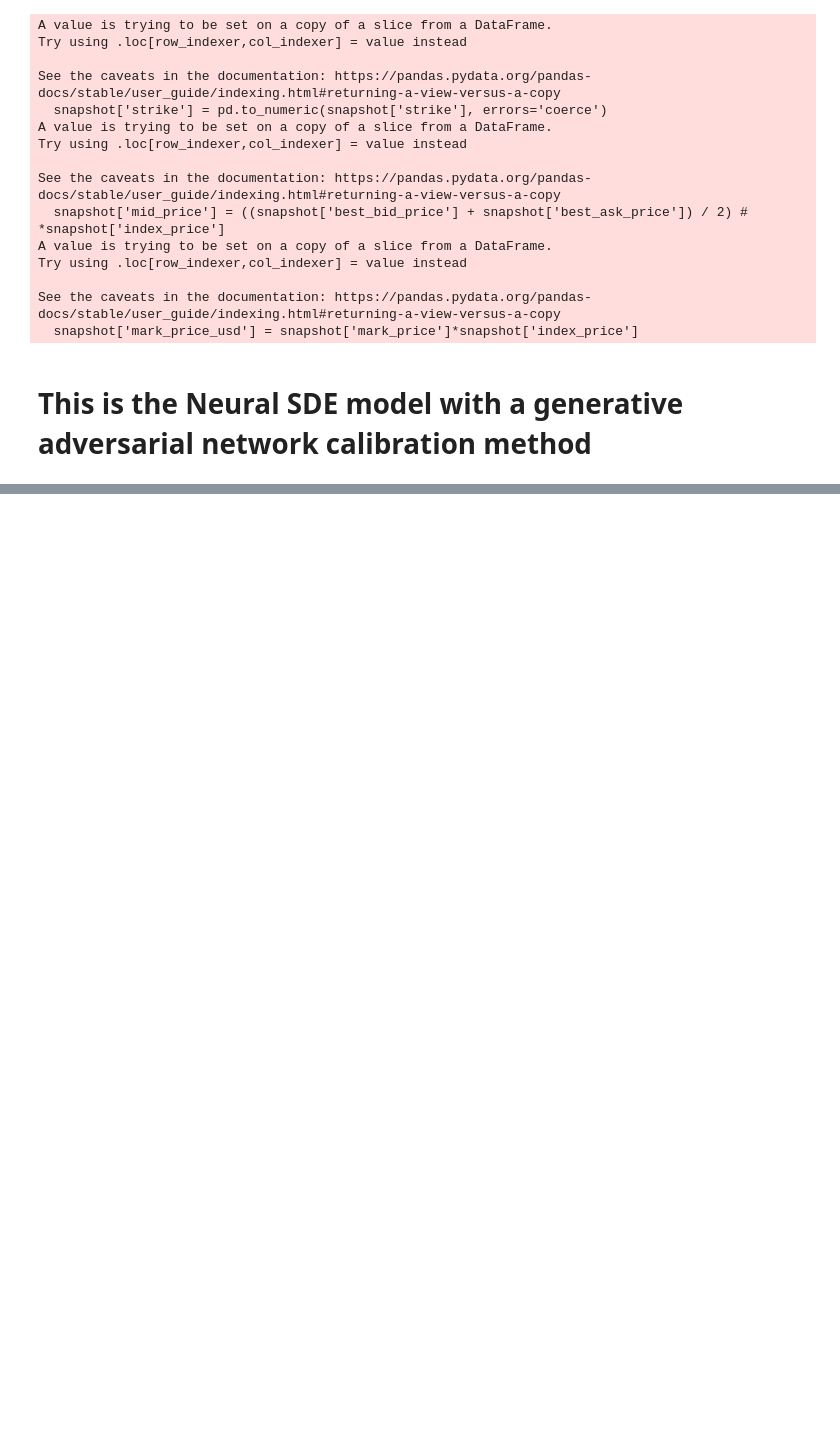
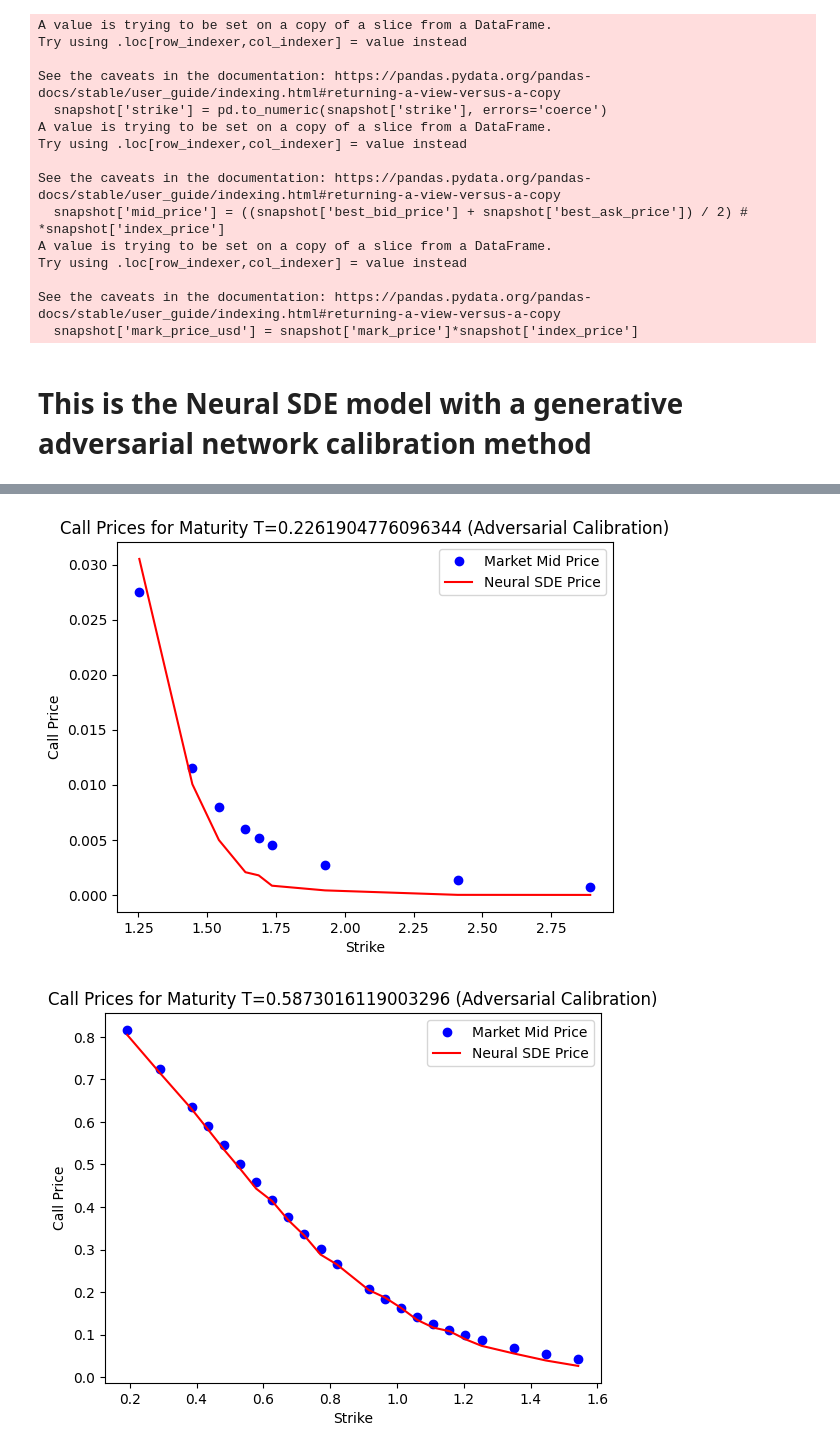
Before and after one commit to yungarjun/deribit-deep-learning, a Jupyter notebook: lsv_nsde_calibration/gan_calibration_timeseries.ipynb, the cells around one changed output, grey strips where cells are left out. Drawn from its saved outputs; the diff is of its cells as text; code cells hidden in the pictures; blank space fills up the shorter version.

```diff
--- a/lsv_nsde_calibration/gan_calibration_timeseries.ipynb
+++ b/lsv_nsde_calibration/gan_calibration_timeseries.ipynb
@@ -258,0 +260,39 @@ Epoch 450: T=0.2261904776096344: RobustGenLoss=0.0010, T=0.5873016119003296: Rob
+# %%
+model_prices = []
+for idx, row in options_df.iterrows():
+    T = float(row['maturity'])
+    K = float(row['strike'])
+    model_net = leverage_models[T]
+    price = monte_carlo_call_price(
+        T, K, S0, r, alpha0, model_net,
+        num_steps=100, num_paths=5000
+    )
+    model_prices.append(price.numpy())
+
+options_df['model_price'] = model_prices
+
+# Plot calibration results (market vs. model prices) for each maturity.
+for T_val in options_df['maturity'].unique():
+    subset = options_df[options_df['maturity'] == T_val]
+    plt.figure()
+    plt.plot(subset['strike'], subset['mid_market'], 'bo', label='Market Mid Price')
+    plt.plot(subset['strike'], subset['model_price'], 'r-', label='Neural SDE Price')
+    plt.title(f'Call Prices for Maturity T={T_val} (Adversarial Calibration)')
+    plt.xlabel('Strike')
+    plt.ylabel('Call Price')
+    plt.legend()
+    plt.show()
+
+# Plot training loss history for each maturity.
+plt.figure()
+for T in unique_maturities:
+    plt.plot(adv_loss_history[T], label=f'Maturity {T}')
+plt.title("Adversarial Training Loss History by Maturity")
+plt.xlabel("Epoch")
+plt.ylabel("Mean Squared Error")
+plt.legend()
+
+plt.show()
+# %% [output]
+[figure, added]
+[figure, added]
```
Also changed, not shown: parts of 3 cells of this notebook.
